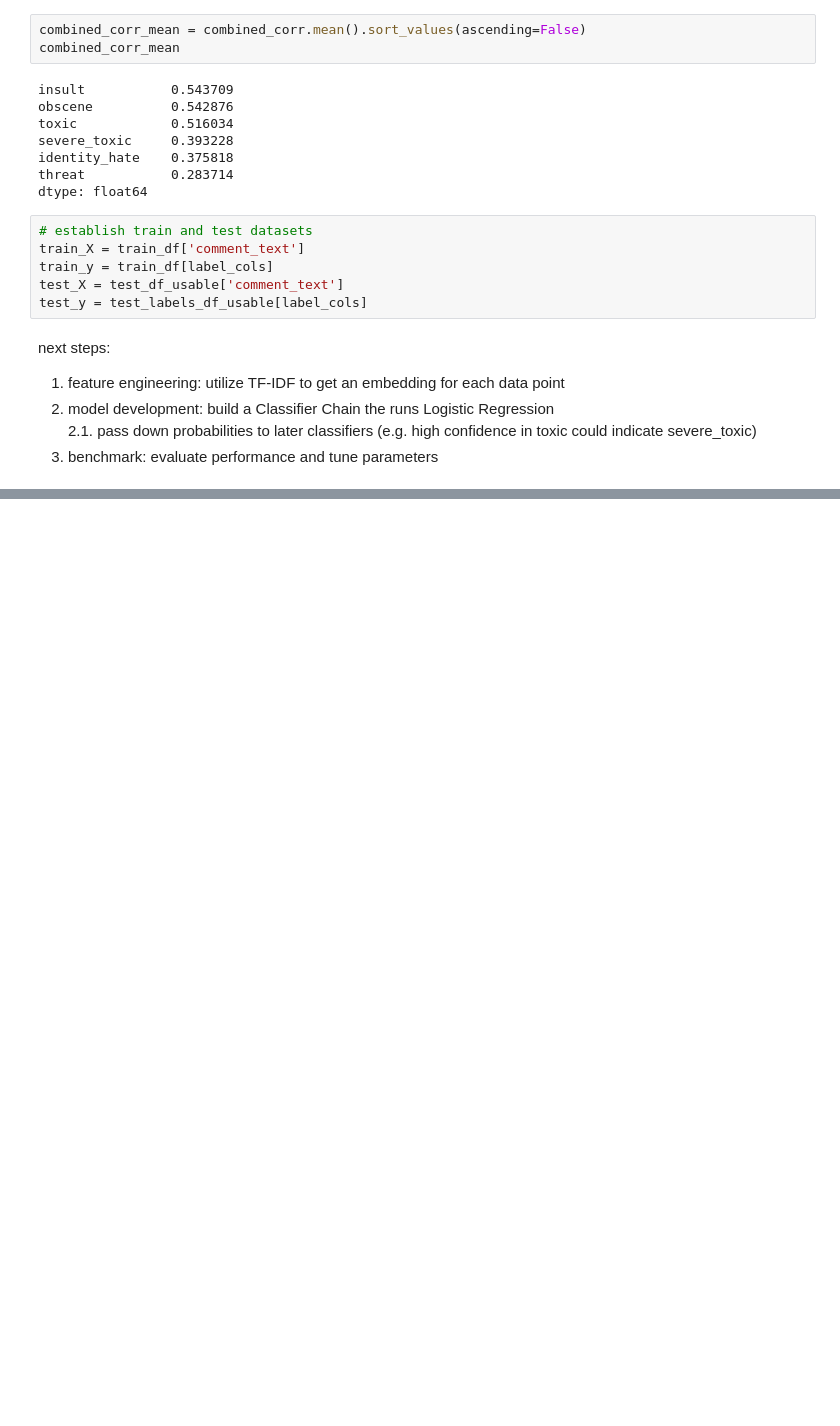
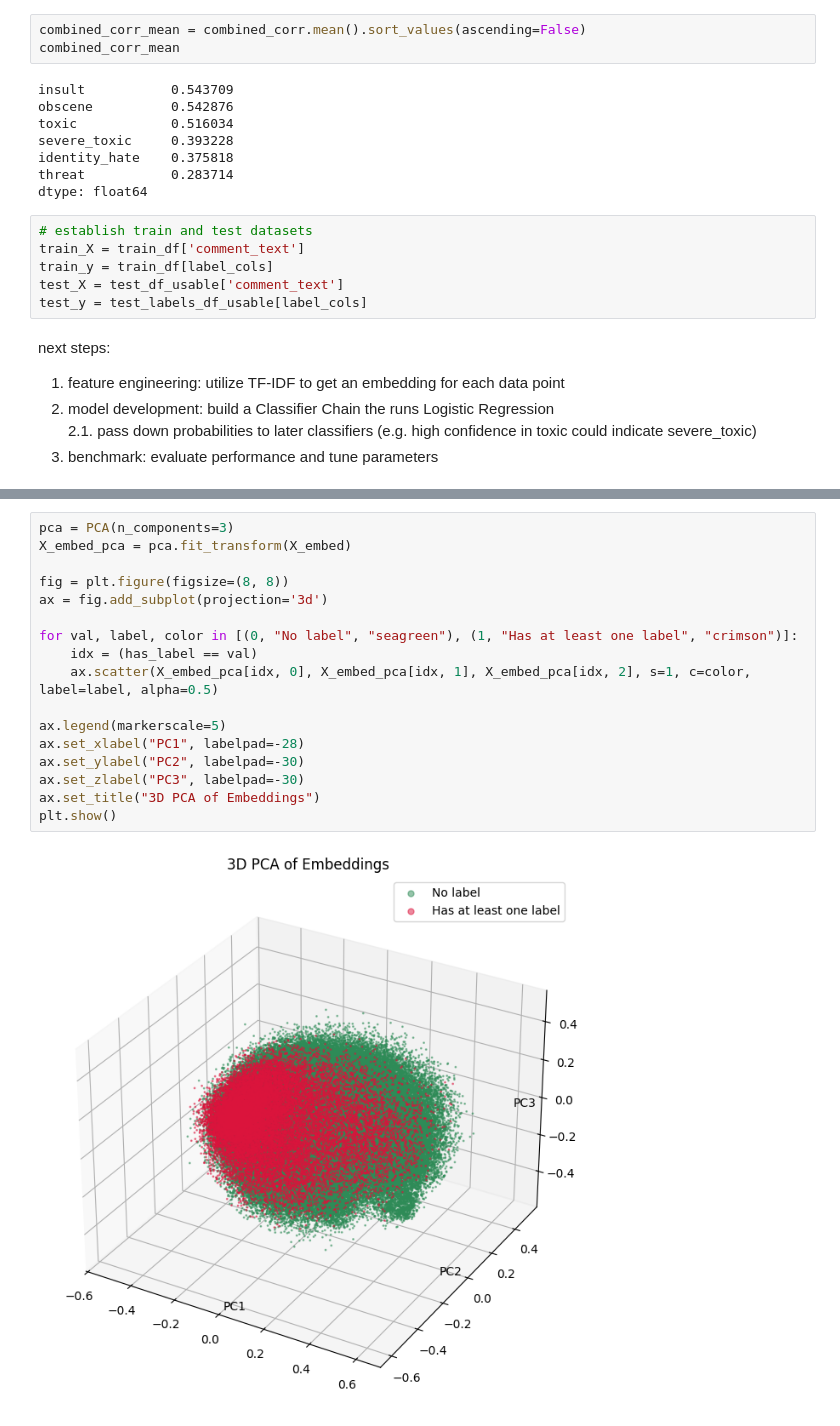
Before and after one commit to adv-11/ml-guardrails-project, a Jupyter notebook: output_guardrails/toxicity/data_exploration.ipynb, the cells around one changed output, grey strips where cells are left out. Drawn from its saved outputs; the diff is of its cells as text; blank space fills up the shorter version.

```diff
--- a/output_guardrails/toxicity/data_exploration.ipynb
+++ b/output_guardrails/toxicity/data_exploration.ipynb
@@ -161,0 +190,19 @@ next steps:
+# %%
+pca = PCA(n_components=3)
+X_embed_pca = pca.fit_transform(X_embed)
+
+fig = plt.figure(figsize=(8, 8))
+ax = fig.add_subplot(projection='3d')
+
+for val, label, color in [(0, "No label", "seagreen"), (1, "Has at least one label", "crimson")]:
+    idx = (has_label == val)
+    ax.scatter(X_embed_pca[idx, 0], X_embed_pca[idx, 1], X_embed_pca[idx, 2], s=1, c=color, label=label, alpha=0.5)
+
+ax.legend(markerscale=5)
+ax.set_xlabel("PC1", labelpad=-28)
+ax.set_ylabel("PC2", labelpad=-30)
+ax.set_zlabel("PC3", labelpad=-30)
+ax.set_title("3D PCA of Embeddings")
+plt.show()
+# %% [output]
+[figure, added]
```
Also changed, not shown: parts of 7 cells of this notebook, 1 other file.
